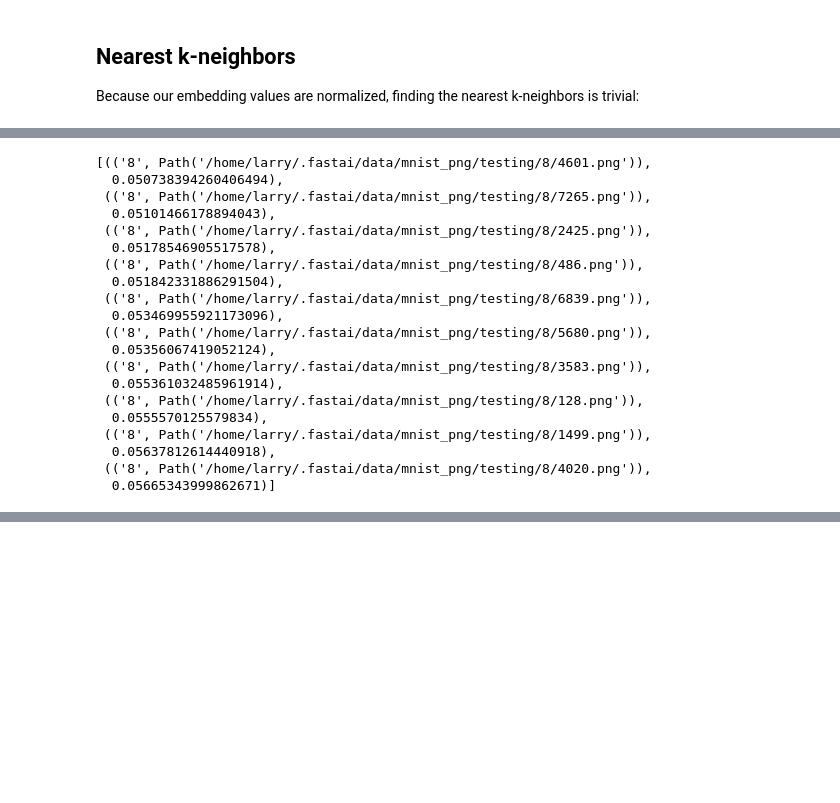
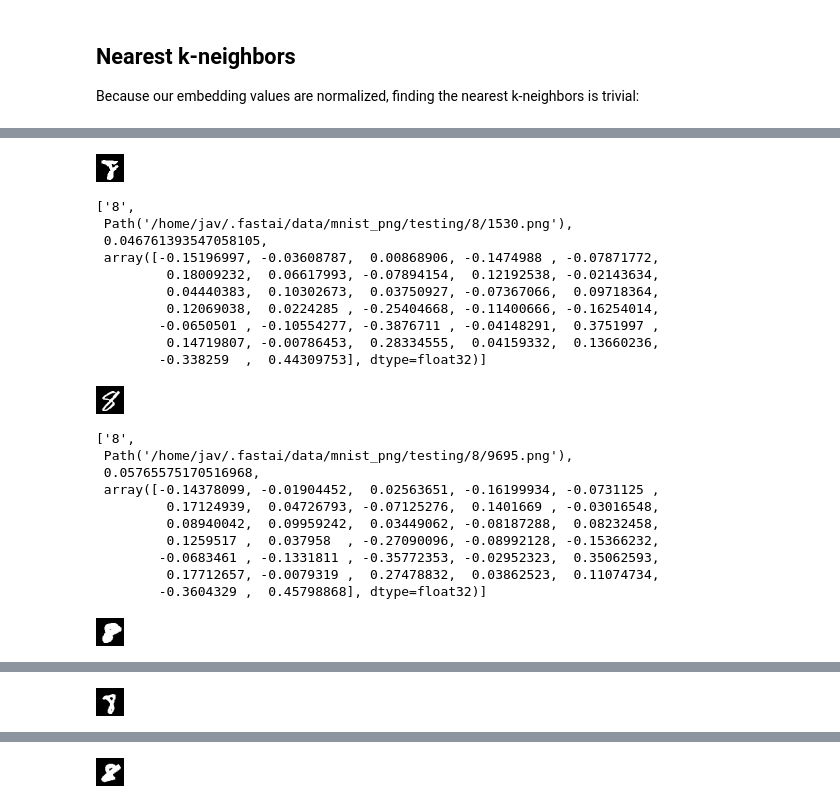
Before and after one commit to lobrien/TripletLossFastAIv2, a Jupyter notebook: TripletLossTutorial.ipynb, the cells around one changed output, grey strips where cells are left out. Saved outputs shown, nothing was run; the diff lists cells and outputs as text; code cells hidden in the pictures; blank space fills up the shorter version.

```diff
--- a/TripletLossTutorial.ipynb
+++ b/TripletLossTutorial.ipynb
@@ -286,11 +264,0 @@ Path('/home/larry/.fastai/data/mnist_png/testing/0/7129.png')
-# %%
-# Outputs a blank line for each for some reason. Use %%capture when calling
-def fingerprint_all(fnames):
-    fingerprints = {}
-    for f in fnames:
-        category = label_func(f)
-        img = PILImage.create(f)
-        result = learn.predict(img)
-        fingerprint = result[1].numpy()
-        fingerprints[(category,f)] = fingerprint
-    return fingerprints
@@ -301,0 +265,13 @@ fingerprint_db = fingerprint_all(fnames)
+# %%
+def fingerprint_all(fnames):
+    fingerprints = {}
+    for f in progress_bar(fnames):
+        category = label_func(f)
+        img = PILImage.create(f)
+        with learn.no_bar():
+            result = learn.predict(img)
+        fingerprint = result[1].numpy()
+        fingerprints[(category,f)] = fingerprint
+    return fingerprints
+
+fingerprint_db = fingerprint_all(fnames)
@@ -308,7 +286,3 @@ Because our embedding values are normalized, finding the nearest k-neighbors is
 def find_k_nearest_neighbors(vectors,vec,k):
     dist_arr = np.matmul(vectors, vec.T)
     return np.argsort(-dist_arr.flatten())[:k]
-# %%
-fps = list(fingerprint_db.values())
-closest = find_k_nearest_neighbors(fps, query_fingerprint, 10)
-closest
@@ -337,34 +289,40 @@ list(fingerprint_db.items())[closest[0]]
 # %%
 ## Put it together
 
-def best_match_mnist(fingerprint_db, fingerprint, k):
+def best_match_mnist(fingerprint_db, fingerprint, k, display_data=False):
     fps = list(fingerprint_db.values())
     keys = list(fingerprint_db.keys())
     match_indices = find_k_nearest_neighbors(fps,fingerprint,k)
     for i in match_indices:
         match_fp = fps[i]
         distance = spatial.distance.cosine(match_fp, fingerprint)
+        if display_data:
+            display(Image.open(keys[i][1]))
+            display([keys[i][0], keys[i][1], distance, match_fp])
         yield (keys[i], distance)
 
-list(best_match_mnist(fingerprint_db, query_fingerprint, 10))
+list(best_match_mnist(fingerprint_db, query_fingerprint, 10, display_data=True));
 # %% [output]
+[figure, added]
-[(('8', Path('/home/larry/.fastai/data/mnist_png/testing/8/4601.png')),
-  0.050738394260406494),
- (('8', Path('/home/larry/.fastai/data/mnist_png/testing/8/7265.png')),
-  0.05101466178894043),
- (('8', Path('/home/larry/.fastai/data/mnist_png/testing/8/2425.png')),
-  0.05178546905517578),
- (('8', Path('/home/larry/.fastai/data/mnist_png/testing/8/486.png')),
-  0.051842331886291504),
- (('8', Path('/home/larry/.fastai/data/mnist_png/testing/8/6839.png')),
-  0.053469955921173096),
- (('8', Path('/home/larry/.fastai/data/mnist_png/testing/8/5680.png')),
-  0.05356067419052124),
- (('8', Path('/home/larry/.fastai/data/mnist_png/testing/8/3583.png')),
-  0.055361032485961914),
- (('8', Path('/home/larry/.fastai/data/mnist_png/testing/8/128.png')),
-  0.0555570125579834),
- (('8', Path('/home/larry/.fastai/data/mnist_png/testing/8/1499.png')),
-  0.05637812614440918),
- (('8', Path('/home/larry/.fastai/data/mnist_png/testing/8/4020.png')),
-  0.05665343999862671)]
+['8',
+ Path('/home/jav/.fastai/data/mnist_png/testing/8/1530.png'),
+ 0.046761393547058105,
+ array([-0.15196997, -0.03608787,  0.00868906, -0.1474988 , -0.07871772,
+         0.18009232,  0.06617993, -0.07894154,  0.12192538, -0.02143634,
+         0.04440383,  0.10302673,  0.03750927, -0.07367066,  0.09718364,
+         0.12069038,  0.0224285 , -0.25404668, -0.11400666, -0.16254014,
+        -0.0650501 , -0.10554277, -0.3876711 , -0.04148291,  0.3751997 ,
+         0.14719807, -0.00786453,  0.28334555,  0.04159332,  0.13660236,
+        -0.338259  ,  0.44309753], dtype=float32)]
+[figure, added]
+['8',
+ Path('/home/jav/.fastai/data/mnist_png/testing/8/9695.png'),
+ 0.05765575170516968,
+ array([-0.14378099, -0.01904452,  0.02563651, -0.16199934, -0.0731125 ,
+         0.17124939,  0.04726793, -0.07125276,  0.1401669 , -0.03016548,
+         0.08940042,  0.09959242,  0.03449062, -0.08187288,  0.08232458,
+         0.1259517 ,  0.037958  , -0.27090096, -0.08992128, -0.15366232,
+        -0.0683461 , -0.1331811 , -0.35772353, -0.02952323,  0.35062593,
+         0.17712657, -0.0079319 ,  0.27478832,  0.03862523,  0.11074734,
+        -0.3604329 ,  0.45798868], dtype=float32)]
+[figure, added]
@@ -370,0 +341 @@ list(best_match_mnist(fingerprint_db, query_fingerprint, 10))
+[figure, added]
@@ -370,0 +352 @@ list(best_match_mnist(fingerprint_db, query_fingerprint, 10))
+[figure, added]
```
Also changed, not shown: parts of 39 cells of this notebook.
